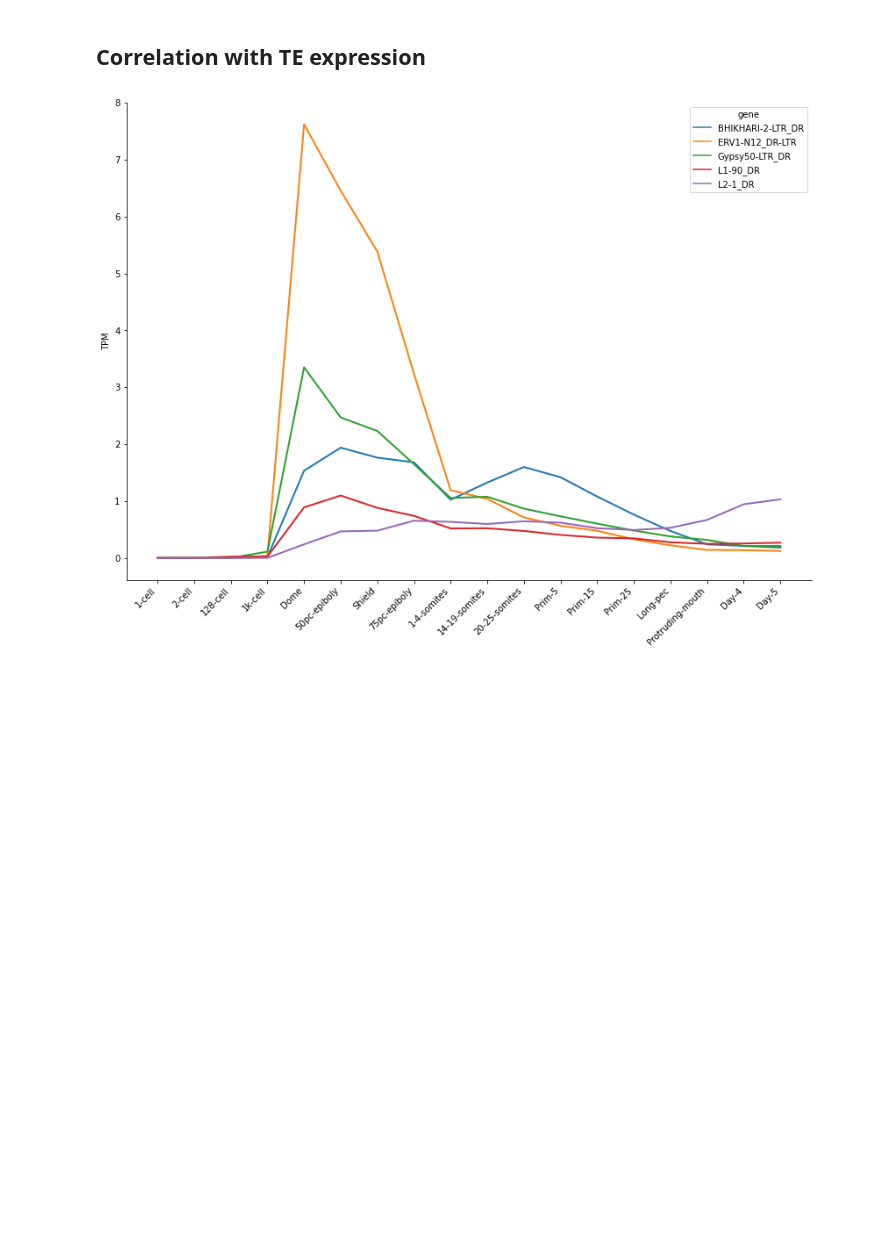
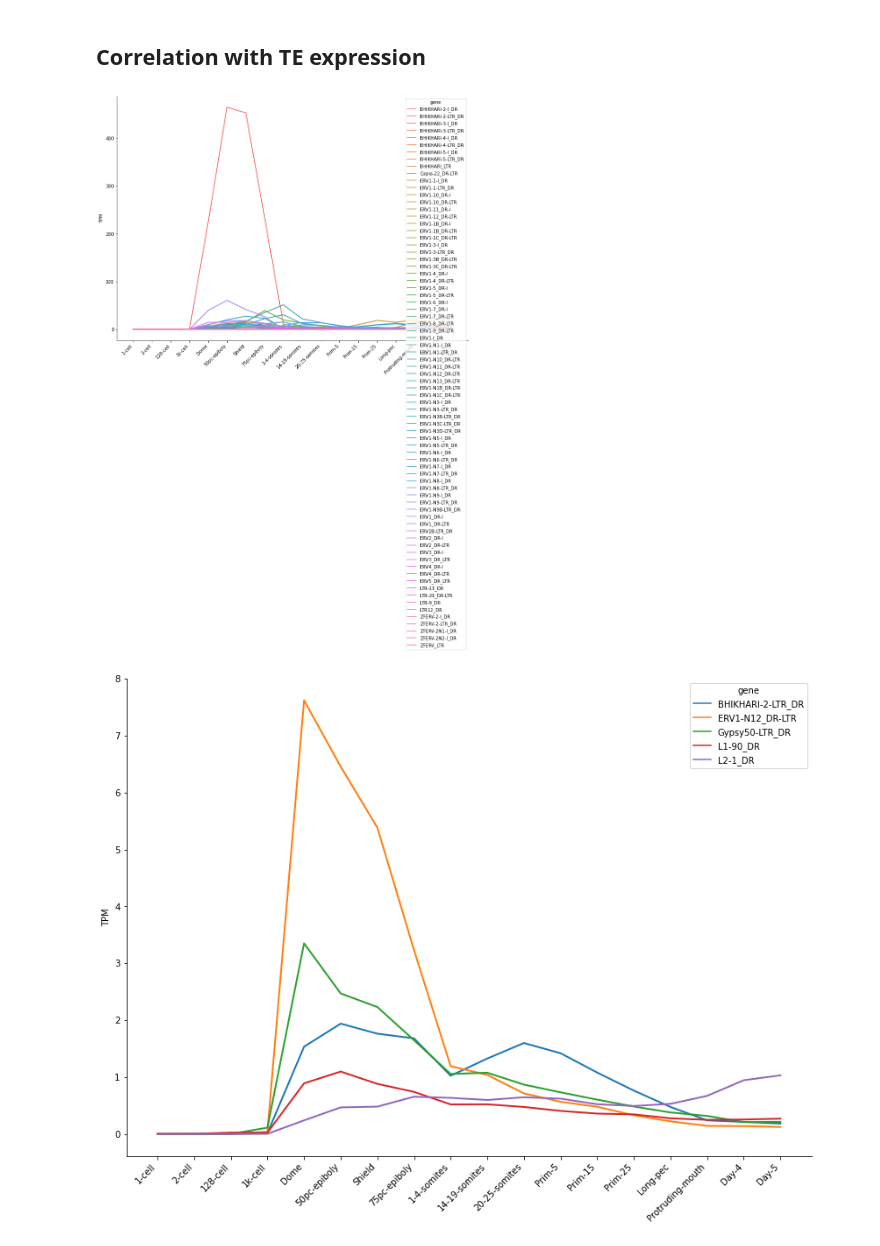
Before and after one commit to jonathan-wells/finz-znf, a Jupyter notebook: analysis/expression.ipynb, the cells around one changed output. Cells and saved outputs as stored; diff of their text form; code cells hidden in the pictures; blank space fills up the shorter version.

```diff
--- a/analysis/expression.ipynb
+++ b/analysis/expression.ipynb
@@ -555,6 +531,23 @@ te_df['cluster'] = te_df.apply(lambda x: x.teclass if x.cluster == None else x.c
 te_df['gene'] = te_df.apply(lambda x: x.tename if x.gene == None else x.gene, axis=1)
 
 te_expressed = set(te_df.loc[te_df.tpm >= 1, 'gene'].to_list())
+# %%
+fig, ax = plt.subplots(figsize=(14, 10))
+# sns.lineplot(data=tpm_df.loc[tpm_df.gene.isin(['ERV2_DR-LTR', 'ERV2_DR-I', 'ERV1-4_DR-LTR', 'ERV1-4_DR-I', 'ERV1_DR-LTR', 'ERV1_DR-I', 'BHIKHARI_I-int', 'BHIKHARI_LTR'])],
+sns.lineplot(data=te_df.loc[(te_df.tefam.isin(['ERV1']))],
+             x='stageName',
+             y='tpm',
+             hue='gene',
+             sort=False,
+             lw=2,
+             ax=ax)
+plt.xticks(rotation=45, ha='right')
+ax.set_xlabel('')
+ax.set_ylabel('TPM')
+sns.despine()
+plt.show()
+# %% [output]
+[figure, added]
 # %%
 fig, ax = plt.subplots(figsize=(14, 10))
 # sns.lineplot(data=tpm_df.loc[tpm_df.gene.isin(['ERV2_DR-LTR', 'ERV2_DR-I', 'ERV1-4_DR-LTR', 'ERV1-4_DR-I', 'ERV1_DR-LTR', 'ERV1_DR-I', 'BHIKHARI_I-int', 'BHIKHARI_LTR'])],
```
Also changed, not shown: parts of 4 cells of this notebook, 1 other file.
